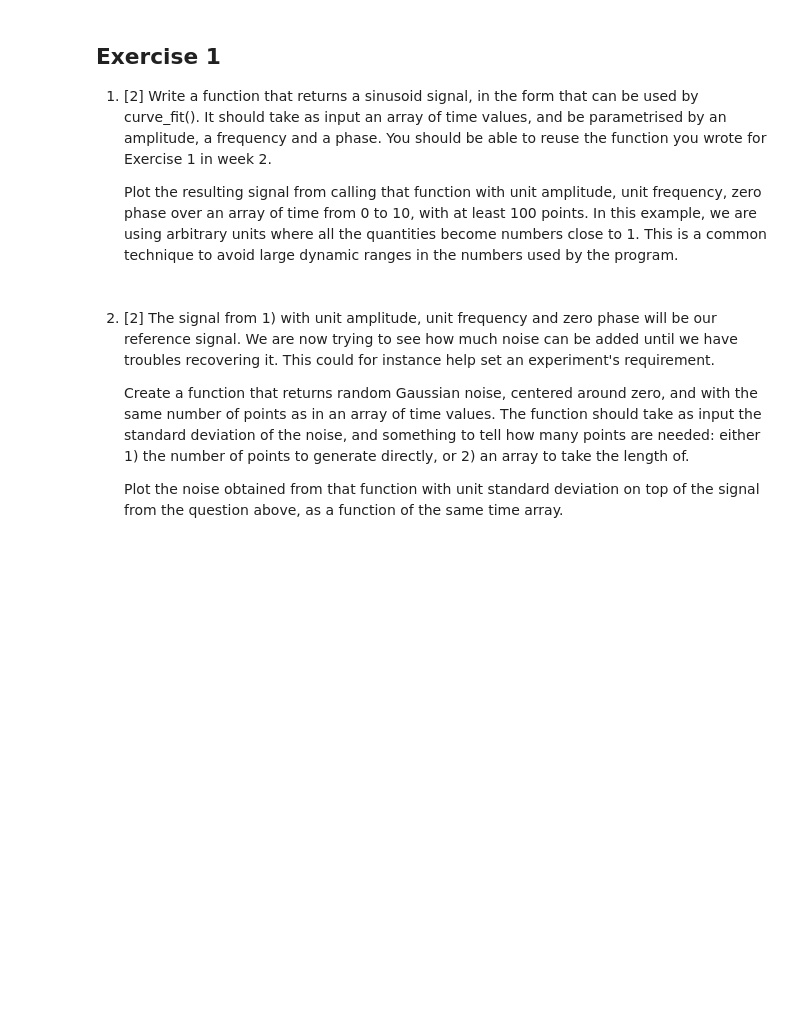
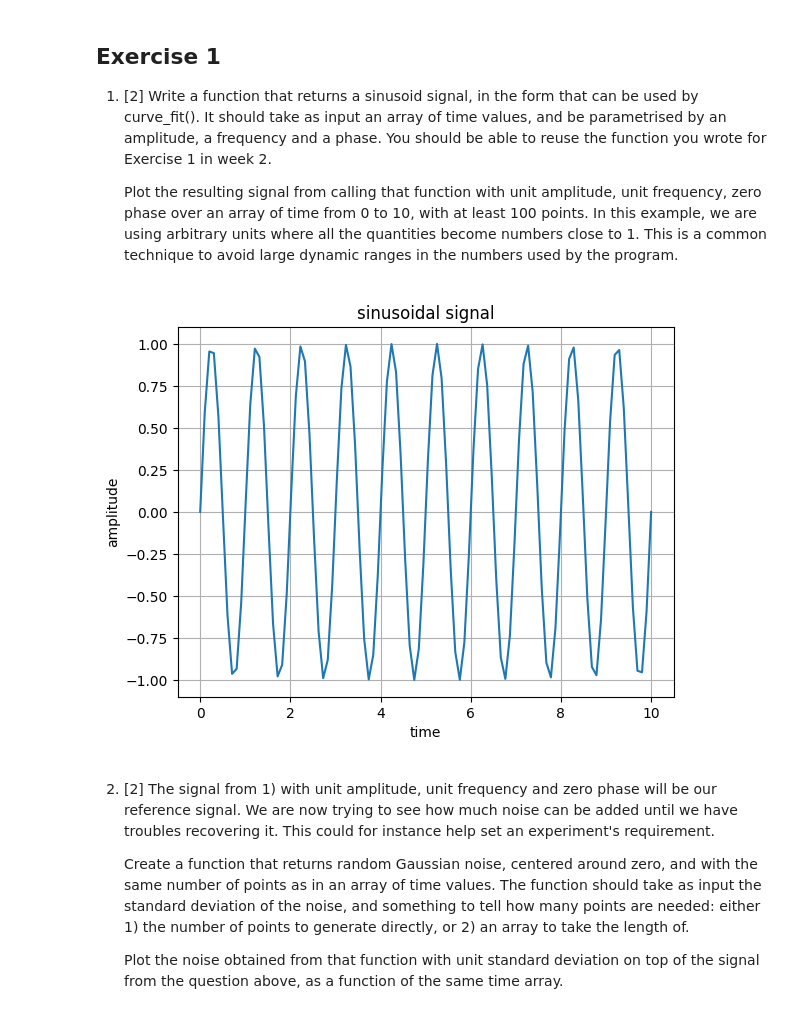
Before and after one commit to PX2145-2025/week-1-b-Zach-Bryant-2, a Jupyter notebook: Curvefit_2.ipynb, the cells around one changed output. Saved outputs shown, nothing was run; the diff lists cells and outputs as text; code cells hidden in the pictures; blank space fills up the shorter version.

```diff
--- a/Curvefit_2.ipynb
+++ b/Curvefit_2.ipynb
@@ -74,6 +74,22 @@ See the bottom of the worksheet for Exercise 0, solved on video available on Lea
 1. [2] Write a function that returns a sinusoid signal, in the form that can be used by curve_fit(). It should take as input an array of time values, and be parametrised by an amplitude, a frequency and a phase. You should be able to reuse the function you wrote for Exercise 1 in week 2.
 
     Plot the resulting signal from calling that function with unit amplitude, unit frequency, zero phase over an array of time from 0 to 10, with at least 100 points. In this example, we are using arbitrary units where all the quantities become numbers close to 1. This is a common technique to avoid large dynamic ranges in the numbers used by the program.
+# %%
+def sinusoid_signal(time, amplitude=1, frequency=1, phase=0):
+  return amplitude*np.sin(2*np.pi*frequency*time+phase)
+
+t = np.linspace(0,10,100)
+sine_wave_default = sinusoid_signal(t)
+
+plt.figure()
+plt.plot(t,sine_wave_default)
+plt.xlabel('time')
+plt.ylabel('amplitude')
+plt.title('sinusoidal signal')
+plt.grid()
+plt.show()
+# %% [output]
+[figure, added]
 # %% [markdown]
 2. [2] The signal from 1) with unit amplitude, unit frequency and zero phase will be our reference signal. We are now trying to see how much noise can be added until we have troubles recovering it. This could for instance help set an experiment's requirement.
 
```
Also changed, not shown: parts of 16 cells of this notebook.
